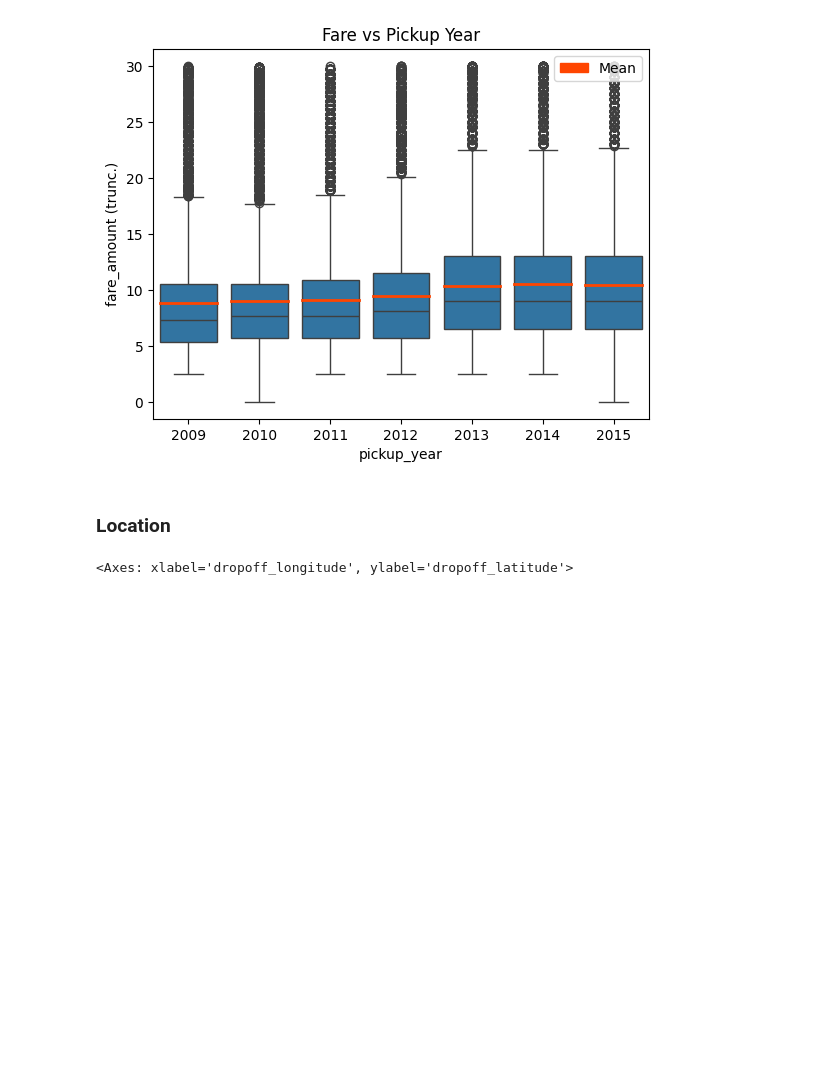
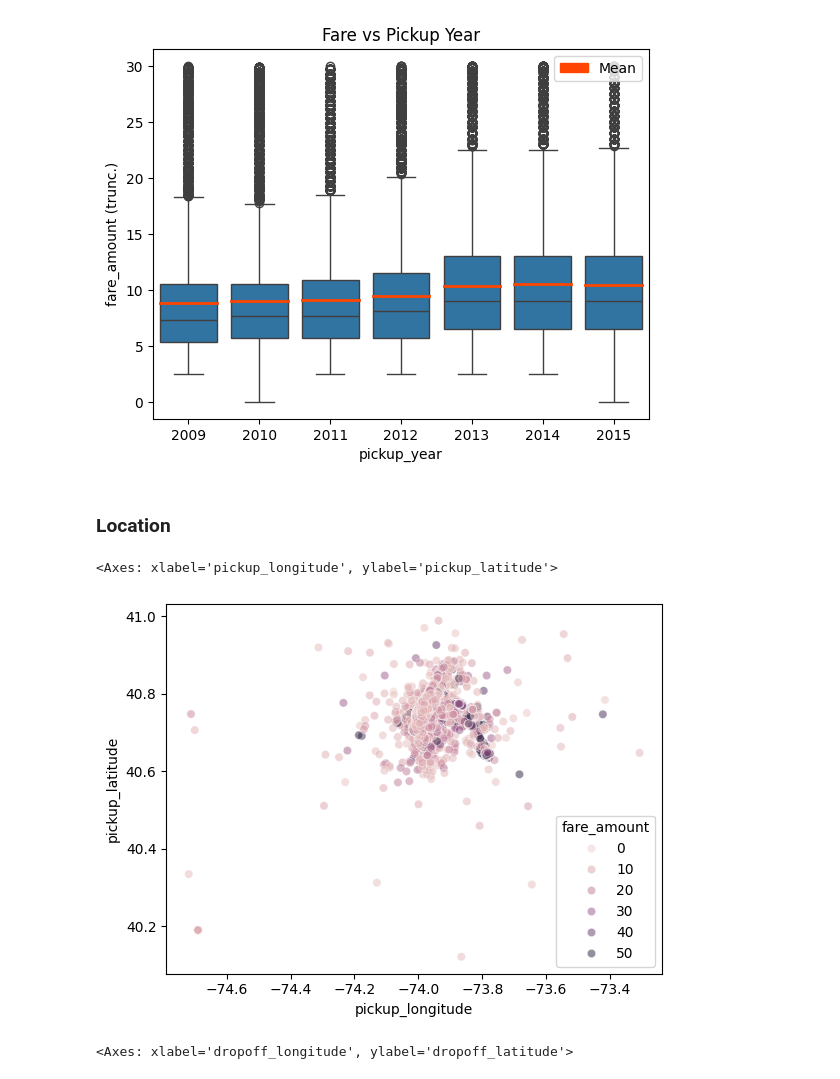
Before and after one commit to ahealion1/Data-Science-Projects, a Jupyter notebook: TaxiFarePrediction/taxi-fare-prediction.ipynb, the cells around one changed output. Saved outputs shown, nothing was run; the diff lists cells and outputs as text; code cells hidden in the pictures; blank space fills up the shorter version.

Commit message:
Continue clustering investigation and begin modelling

```diff
--- a/TaxiFarePrediction/taxi-fare-prediction.ipynb
+++ b/TaxiFarePrediction/taxi-fare-prediction.ipynb
@@ -299,3 +303,5 @@ taxi['pickup_dayofweek'] = taxi.apply(lambda r: r['pickup_datetime'].dayofweek,
 taxi['pickup_dayofweek'].replace({0:'Mon', 1:'Tue', 2:'Wed', 3:'Thu', 4:'Fri', 5:'Sat', 6:'Sun', }, inplace=True)
 taxi['pickup_month'] = taxi.apply(lambda r: r['pickup_datetime'].month, axis=1)
 taxi['pickup_year'] = taxi.apply(lambda r: r['pickup_datetime'].year, axis=1)
+
+taxi['pickup_nighttime'] = taxi.apply(lambda r: r['pickup_hr'] in [22, 23, 0, 1, 2, 3, 4, 5], axis=1)
@@ -310,0 +330,2 @@ taxi.head(5)
+# %%
+taxi['multiple_passengers'] = np.where(taxi['passenger_count'] > 1, True, False)
@@ -311,3 +334,19 @@ taxi.head(5)
+# %%
+clust_name_dict = {i:f'cluster_{c}' for i,c in enumerate(ascii_uppercase)}
+
+pickup_locs = taxi[['pickup_longitude', 'pickup_latitude']]
+
+kmeans = KMeans(n_clusters=8, n_init=10)
+kmeans.fit(pickup_locs)
+
+taxi['pickup_loc'] = pd.Series(kmeans.labels_).replace(clust_name_dict)
+# %%
+dropoff_locs = taxi[['dropoff_longitude', 'dropoff_latitude']]
+
+kmeans = KMeans(n_clusters=8, n_init=10)
+kmeans.fit(dropoff_locs)
+
+taxi['dropoff_loc'] = pd.Series(kmeans.labels_).replace(clust_name_dict)
 # %% [markdown]
 ## Relationships
 # %% [markdown]
@@ -391,6 +430,11 @@ Text(0.5, 1.0, 'Fare vs Pickup Year')
 [figure]
 # %% [markdown]
 ### Location
+# %%
+sns.scatterplot(data=taxi.loc[taxi['fare_amount'] <= 50], x='pickup_longitude', y='pickup_latitude', hue='fare_amount', alpha=0.5)
+# %% [output]
+<Axes: xlabel='pickup_longitude', ylabel='pickup_latitude'>
+[figure, added]
 # %%
 sns.scatterplot(data=taxi.loc[taxi['fare_amount'] <= 50], x='dropoff_longitude', y='dropoff_latitude', hue='fare_amount', alpha=0.5)
 # %% [output]
```
Also changed, not shown: parts of 15 cells of this notebook.
